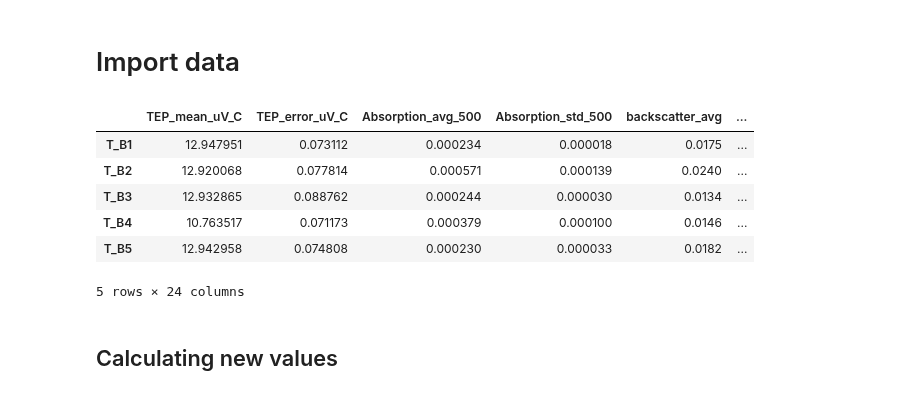
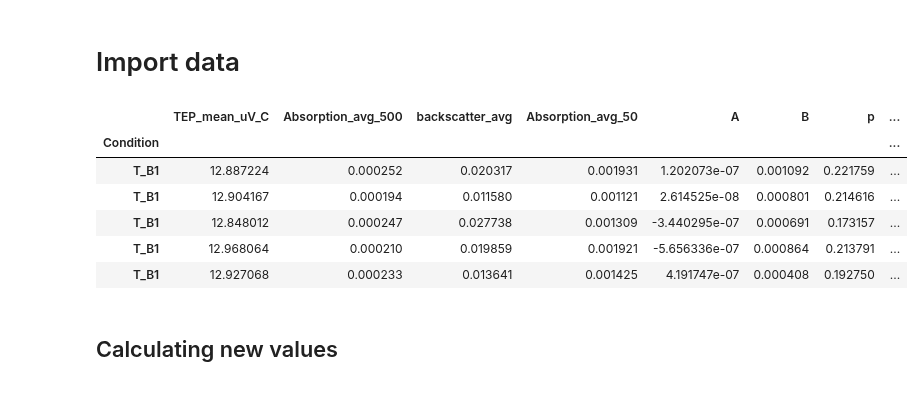
Before and after one commit to Marie-anneMawhin/Oct20_EPRI, a Jupyter notebook: Task1/NB/NB_modeling/model_stack.ipynb, the cells around one changed output. Saved outputs shown, nothing was run; the diff lists cells and outputs as text; code cells hidden in the pictures.

```diff
--- a/Task1/NB/NB_modeling/model_stack.ipynb
+++ b/Task1/NB/NB_modeling/model_stack.ipynb
@@ -22,16 +22,16 @@ reload(mc)
 # Import data
 # %%
 data_path = "../../Data/Merged_data"
-df = pd.read_csv(os.path.join(data_path, 'ALL_TUBE_PIPE_merge_1.csv'),
+df = pd.read_csv(os.path.join(data_path, 'ALL_TUBE_PIPE_simulated.csv'),
                  index_col=0)
 df.head()
 # %% [output]
-|  | TEP_mean_uV_C | TEP_error_uV_C | Absorption_avg_500 | Absorption_std_500 | backscatter_avg | ... |
-| T_B1 | 12.947951 | 0.073112 | 0.000234 | 0.000018 | 0.0175 | ... |
-| T_B2 | 12.920068 | 0.077814 | 0.000571 | 0.000139 | 0.0240 | ... |
-| T_B3 | 12.932865 | 0.088762 | 0.000244 | 0.000030 | 0.0134 | ... |
-| T_B4 | 10.763517 | 0.071173 | 0.000379 | 0.000100 | 0.0146 | ... |
-| T_B5 | 12.942958 | 0.074808 | 0.000230 | 0.000033 | 0.0182 | ... |
+|  | TEP_mean_uV_C | Absorption_avg_500 | backscatter_avg | Absorption_avg_50 | A | B | p | ... |
+| Condition |  |  |  |  |  |  |  | ... |
+| T_B1 | 12.887224 | 0.000252 | 0.020317 | 0.001931 | 1.202073e-07 | 0.001092 | 0.221759 | ... |
+| T_B1 | 12.904167 | 0.000194 | 0.011580 | 0.001121 | 2.614525e-08 | 0.000801 | 0.214616 | ... |
+| T_B1 | 12.848012 | 0.000247 | 0.027738 | 0.001309 | -3.440295e-07 | 0.000691 | 0.173157 | ... |
+| T_B1 | 12.968064 | 0.000210 | 0.019859 | 0.001921 | -5.656336e-07 | 0.000864 | 0.213791 | ... |
+| T_B1 | 12.927068 | 0.000233 | 0.013641 | 0.001425 | 4.191747e-07 | 0.000408 | 0.192750 | ... |
-5 rows × 24 columns
 # %% [markdown]
 ## Calculating new values
```
Also changed, not shown: parts of 16 cells of this notebook, 1 other file.
